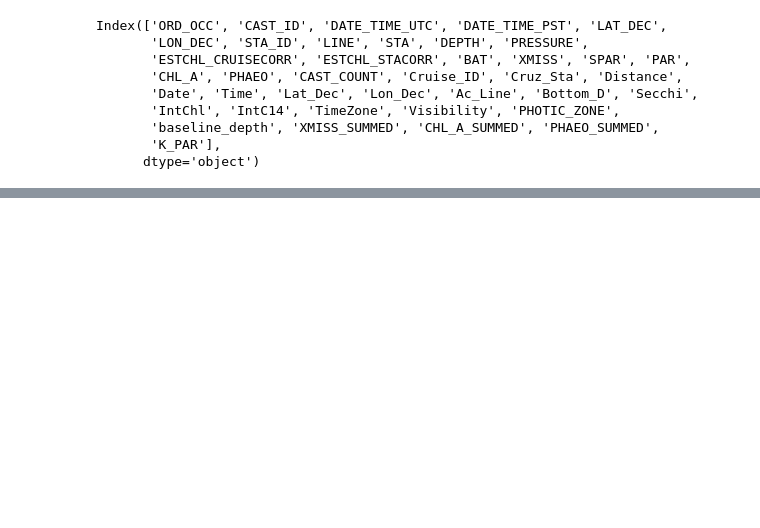
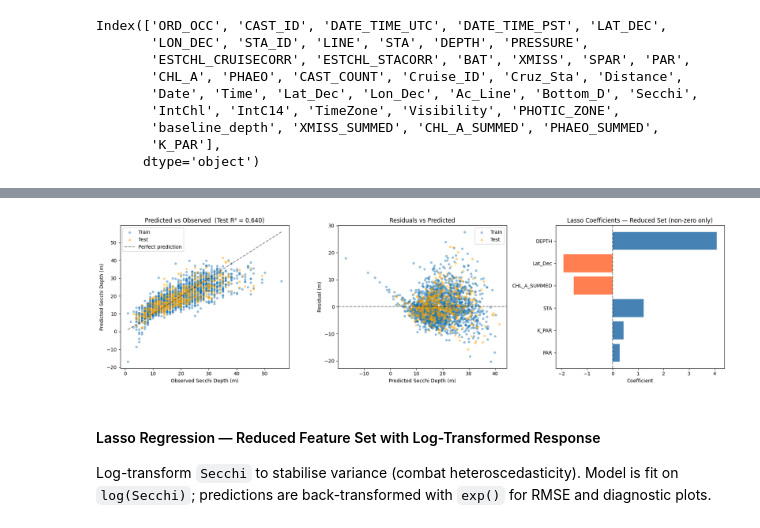
Before and after one commit to LucasC212/Scripps-Light-Attenuation-Capstone-Project, a Jupyter notebook: scripts/Lucas-elasticreg_enhanced_dataset.ipynb, the cells around one changed output, grey strips where cells are left out. Saved outputs shown, nothing was run; the diff lists cells and outputs as text; code cells hidden in the pictures; blank space fills up the shorter version.

```diff
--- a/scripts/Lucas-elasticreg_enhanced_dataset.ipynb
+++ b/scripts/Lucas-elasticreg_enhanced_dataset.ipynb
@@ -26,0 +357,42 @@ Index(['ORD_OCC', 'CAST_ID', 'DATE_TIME_UTC', 'DATE_TIME_PST', 'LAT_DEC',
+# %%
+fig, axes = plt.subplots(1, 3, figsize=(18, 5))
+
+# 1. Predicted vs Observed
+axes[0].scatter(y_train_r2, y_pred_train_r2, alpha=0.4, label='Train', s=15)
+axes[0].scatter(y_test_r2,  y_pred_test_r2,  alpha=0.4, label='Test', color='orange', s=15)
+lims_r2 = [min(y_train_r2.min(), y_test_r2.min()), max(y_train_r2.max(), y_test_r2.max())]
+axes[0].plot(lims_r2, lims_r2, 'k--', alpha=0.5, label='Perfect prediction')
+axes[0].set_xlabel('Observed Secchi Depth (m)')
+axes[0].set_ylabel('Predicted Secchi Depth (m)')
+axes[0].set_title(f'Predicted vs Observed  (Test R² = {r2_score(y_test_r2, y_pred_test_r2):.3f})')
+axes[0].legend()
+
+# 2. Residuals vs Predicted
+res_train_r2 = y_train_r2 - y_pred_train_r2
+res_test_r2  = y_test_r2  - y_pred_test_r2
+axes[1].scatter(y_pred_train_r2, res_train_r2, alpha=0.4, label='Train', s=15)
+axes[1].scatter(y_pred_test_r2,  res_test_r2,  alpha=0.4, label='Test', color='orange', s=15)
+axes[1].axhline(0, color='k', linestyle='--', alpha=0.5)
+axes[1].set_xlabel('Predicted Secchi Depth (m)')
+axes[1].set_ylabel('Residual (m)')
+axes[1].set_title('Residuals vs Predicted')
+axes[1].legend()
+
+# 3. Feature coefficient bar plot (non-zero only)
+coef_nz_r2 = coef_df_r2[coef_df_r2['Coefficient'] != 0]
+colors_r2 = ['steelblue' if c > 0 else 'coral' for c in coef_nz_r2['Coefficient']]
+axes[2].barh(range(len(coef_nz_r2)), coef_nz_r2['Coefficient'].values, color=colors_r2)
+axes[2].set_yticks(range(len(coef_nz_r2)))
+axes[2].set_yticklabels(coef_nz_r2['Feature'].values)
+axes[2].invert_yaxis()
+axes[2].axvline(0, color='k', linestyle='--', alpha=0.5)
+axes[2].set_xlabel('Coefficient')
+axes[2].set_title('Lasso Coefficients — Reduced Set (non-zero only)')
+
+plt.tight_layout()
+plt.show()
+# %% [output]
+[figure, added]
+# %% [markdown]
+#### Lasso Regression — Reduced Feature Set with Log-Transformed Response
+Log-transform `Secchi` to stabilise variance (combat heteroscedasticity). Model is fit on `log(Secchi)`; predictions are back-transformed with `exp()` for RMSE and diagnostic plots.
```
Also changed, not shown: parts of 14 cells of this notebook, 3 other files.
